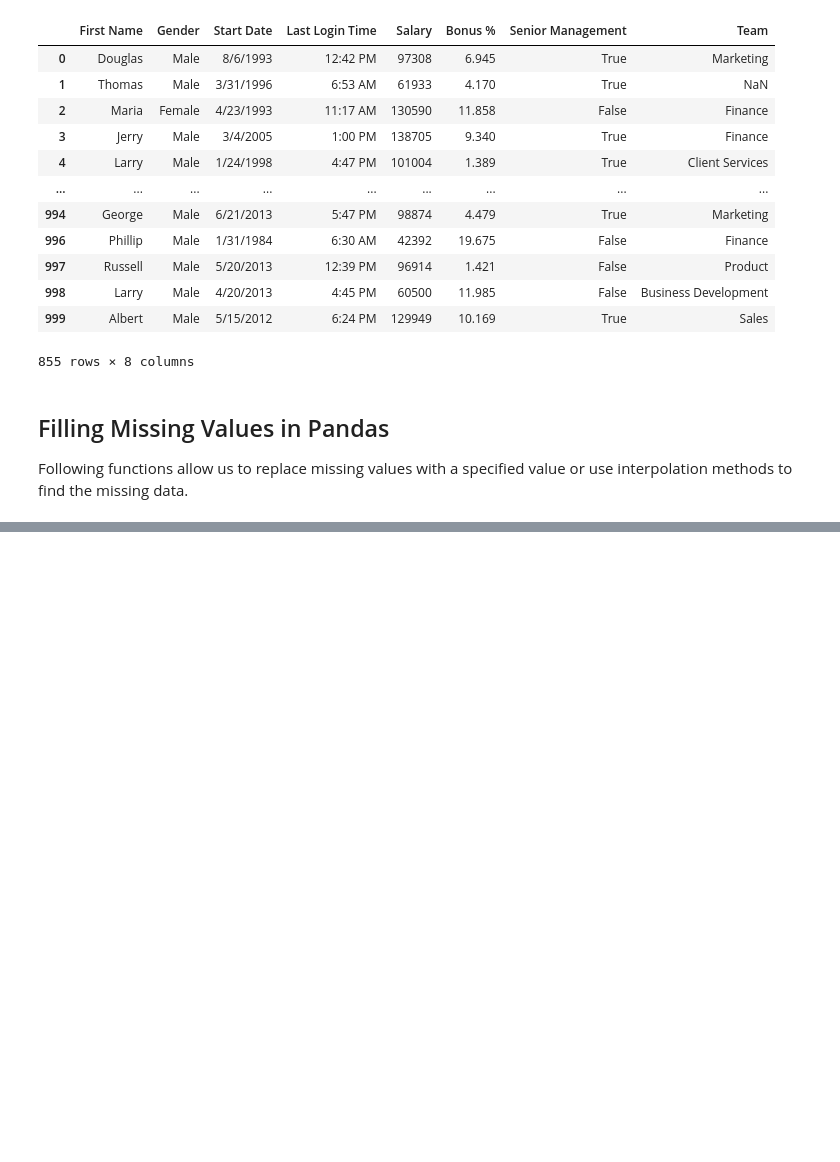
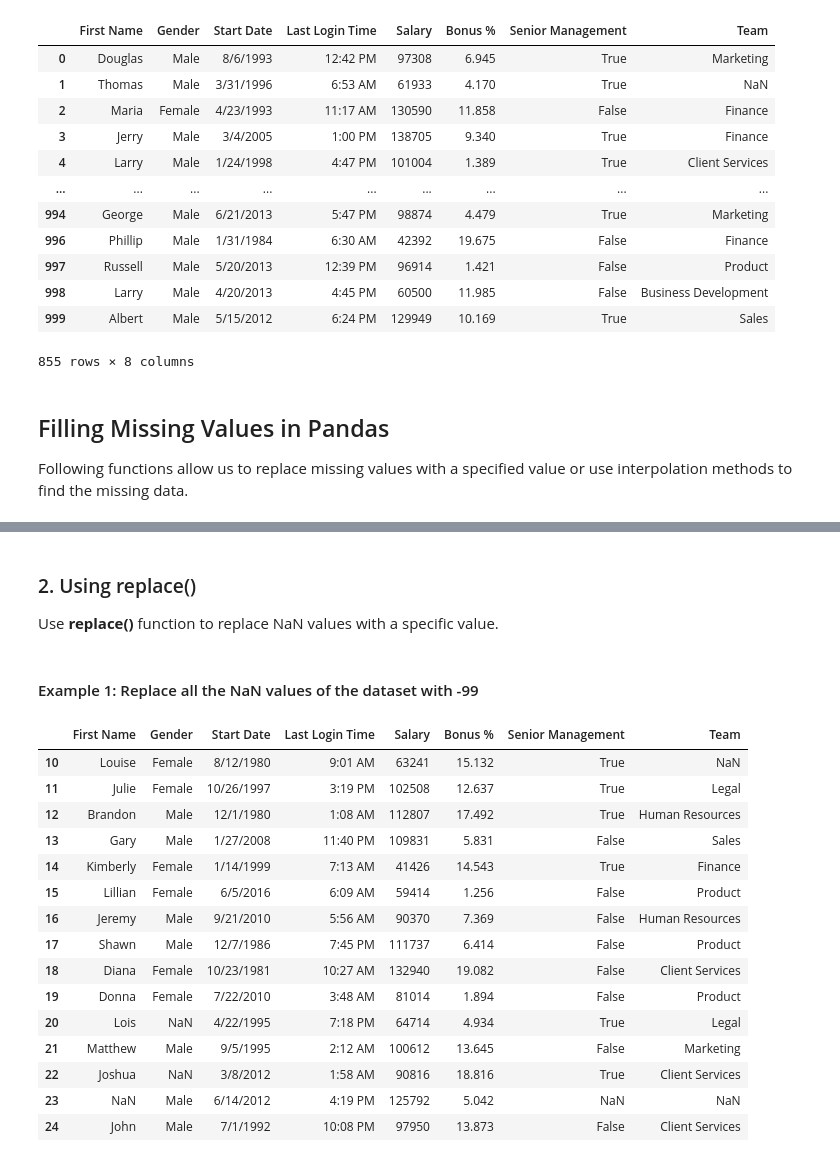
Before and after one commit to Jaimepelembe/Data_analyst_bootcamp_from_basics_to_advanced, a Jupyter notebook: S4_Data_Analysis/3_DataPreprocessing/3.3.workingWithMissingData.ipynb, the cells around one changed output, grey strips where cells are left out. Saved outputs shown, nothing was run; the diff lists cells and outputs as text; code cells hidden in the pictures; blank space fills up the shorter version.

```diff
--- a/S4_Data_Analysis/3_DataPreprocessing/3.3.workingWithMissingData.ipynb
+++ b/S4_Data_Analysis/3_DataPreprocessing/3.3.workingWithMissingData.ipynb
@@ -135,0 +241,25 @@ Following functions allow us to replace missing values with a specified value or
+# %% [markdown]
+### 2. Using replace()
+
+Use **replace()** function to replace NaN values with a specific value.
+# %% [markdown]
+#### Example 1: Replace all the NaN values of the dataset with -99
+# %%
+employees3[10:25]
+# %% [output]
+|  | First Name | Gender | Start Date | Last Login Time | Salary | Bonus % | Senior Management | Team |
+| 10 | Louise | Female | 8/12/1980 | 9:01 AM | 63241 | 15.132 | True | NaN |
+| 11 | Julie | Female | 10/26/1997 | 3:19 PM | 102508 | 12.637 | True | Legal |
+| 12 | Brandon | Male | 12/1/1980 | 1:08 AM | 112807 | 17.492 | True | Human Resources |
+| 13 | Gary | Male | 1/27/2008 | 11:40 PM | 109831 | 5.831 | False | Sales |
+| 14 | Kimberly | Female | 1/14/1999 | 7:13 AM | 41426 | 14.543 | True | Finance |
+| 15 | Lillian | Female | 6/5/2016 | 6:09 AM | 59414 | 1.256 | False | Product |
+| 16 | Jeremy | Male | 9/21/2010 | 5:56 AM | 90370 | 7.369 | False | Human Resources |
+| 17 | Shawn | Male | 12/7/1986 | 7:45 PM | 111737 | 6.414 | False | Product |
+| 18 | Diana | Female | 10/23/1981 | 10:27 AM | 132940 | 19.082 | False | Client Services |
+| 19 | Donna | Female | 7/22/2010 | 3:48 AM | 81014 | 1.894 | False | Product |
+| 20 | Lois | NaN | 4/22/1995 | 7:18 PM | 64714 | 4.934 | True | Legal |
+| 21 | Matthew | Male | 9/5/1995 | 2:12 AM | 100612 | 13.645 | False | Marketing |
+| 22 | Joshua | NaN | 3/8/2012 | 1:58 AM | 90816 | 18.816 | True | Client Services |
+| 23 | NaN | Male | 6/14/2012 | 4:19 PM | 125792 | 5.042 | NaN | NaN |
+| 24 | John | Male | 7/1/1992 | 10:08 PM | 97950 | 13.873 | False | Client Services |
```
Also changed, not shown: parts of 31 cells of this notebook.
